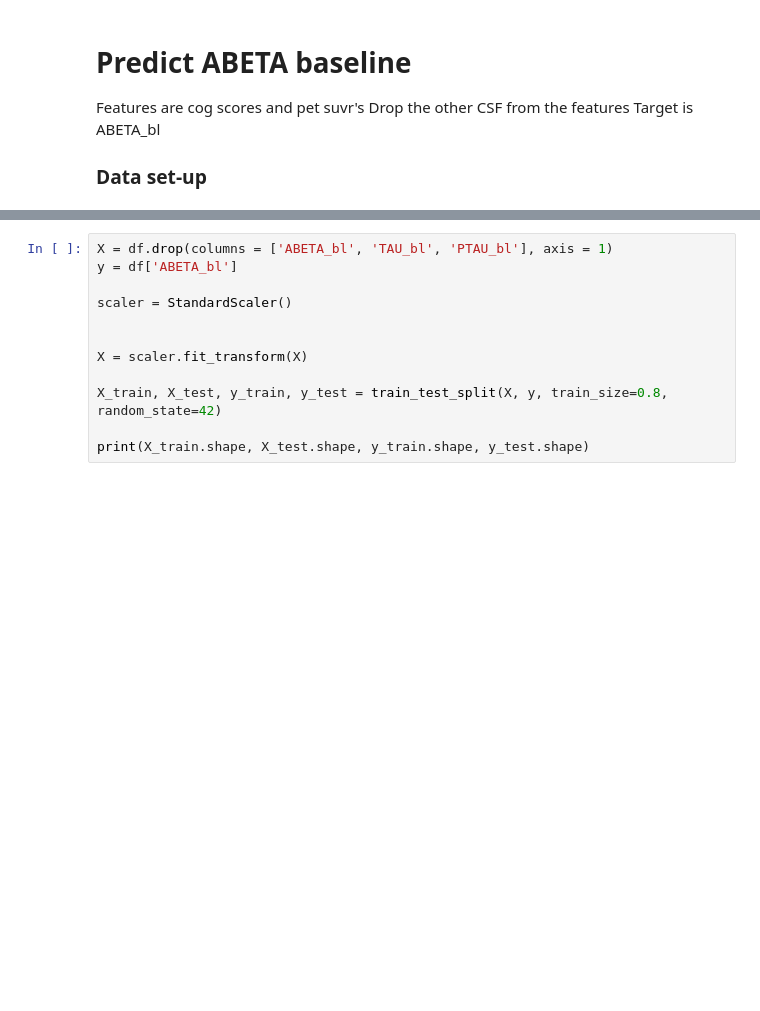
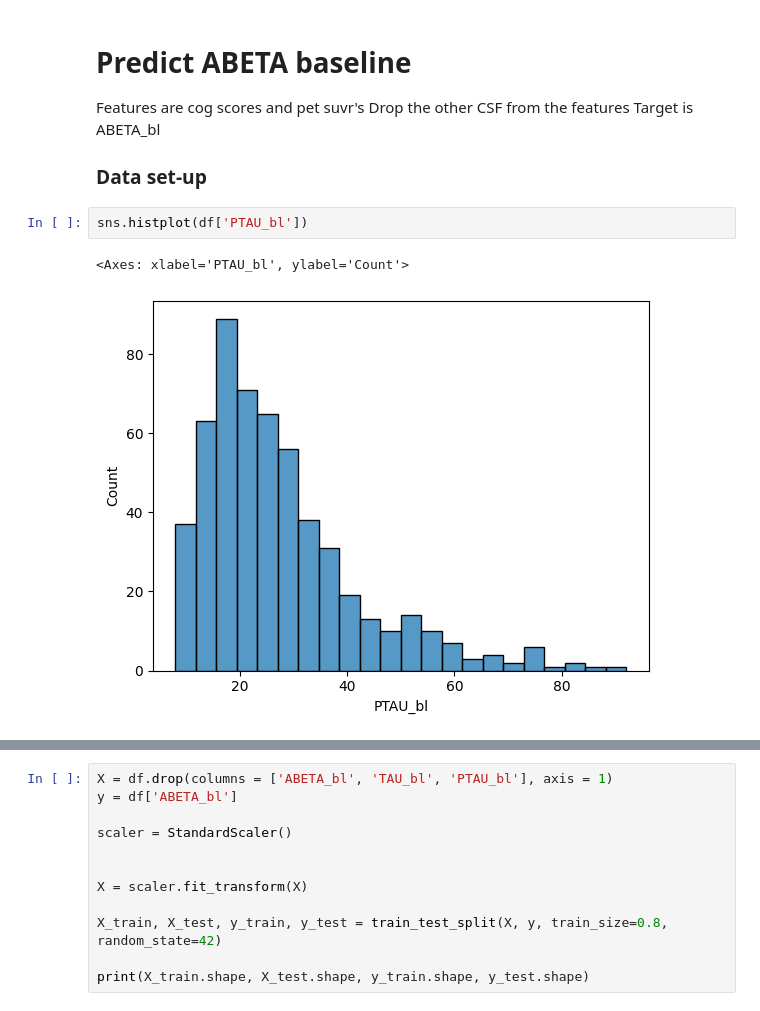
Before and after one commit to Aquila69420/adni-ml, a Jupyter notebook: huw_model.ipynb, the cells around one changed output, grey strips where cells are left out. Saved outputs shown, nothing was run; the diff lists cells and outputs as text; blank space fills up the shorter version.

```diff
--- a/huw_model.ipynb
+++ b/huw_model.ipynb
@@ -33,3 +36,8 @@ Target is ABETA_bl
 
 
 ### Data set-up
+# %%
+sns.histplot(df['PTAU_bl'])
+# %% [output]
+<Axes: xlabel='PTAU_bl', ylabel='Count'>
+[figure, added]
```
Also changed, not shown: parts of 22 cells of this notebook.
